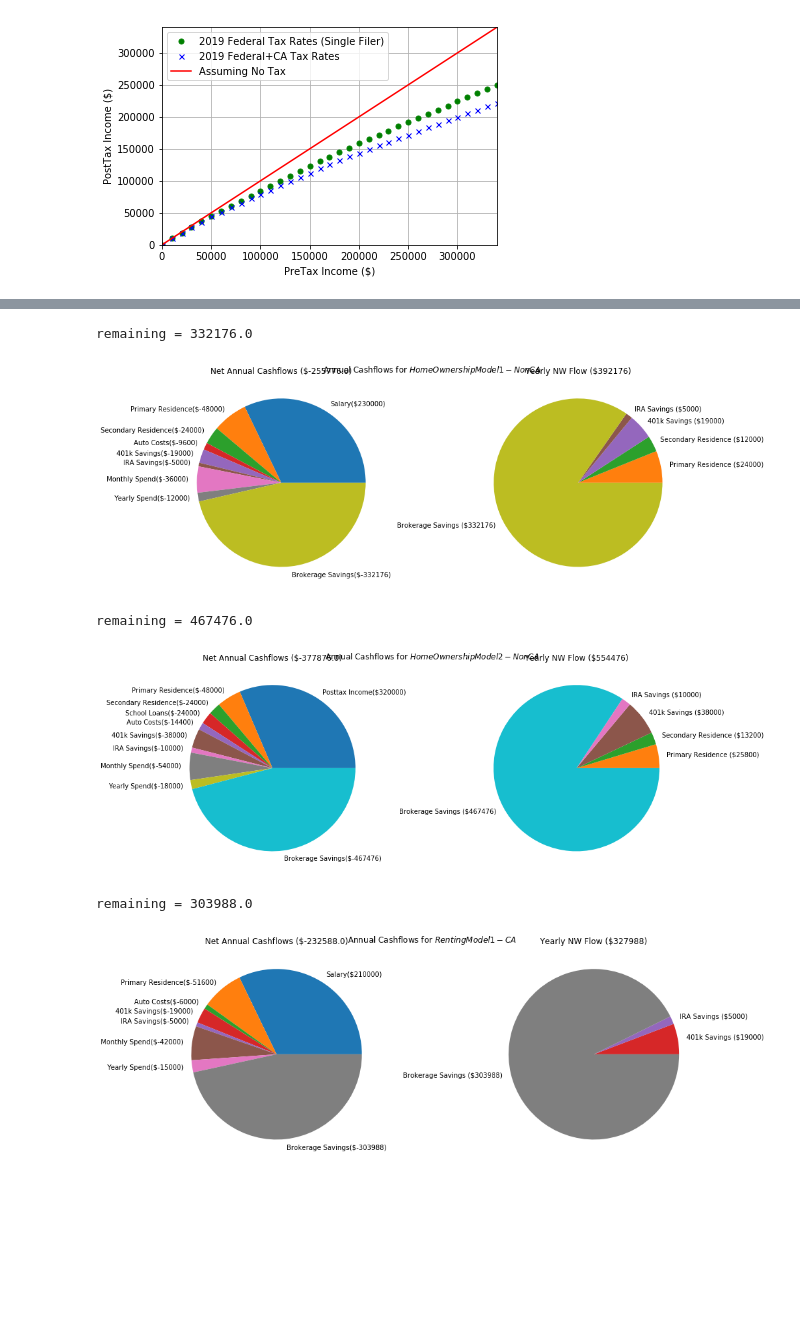
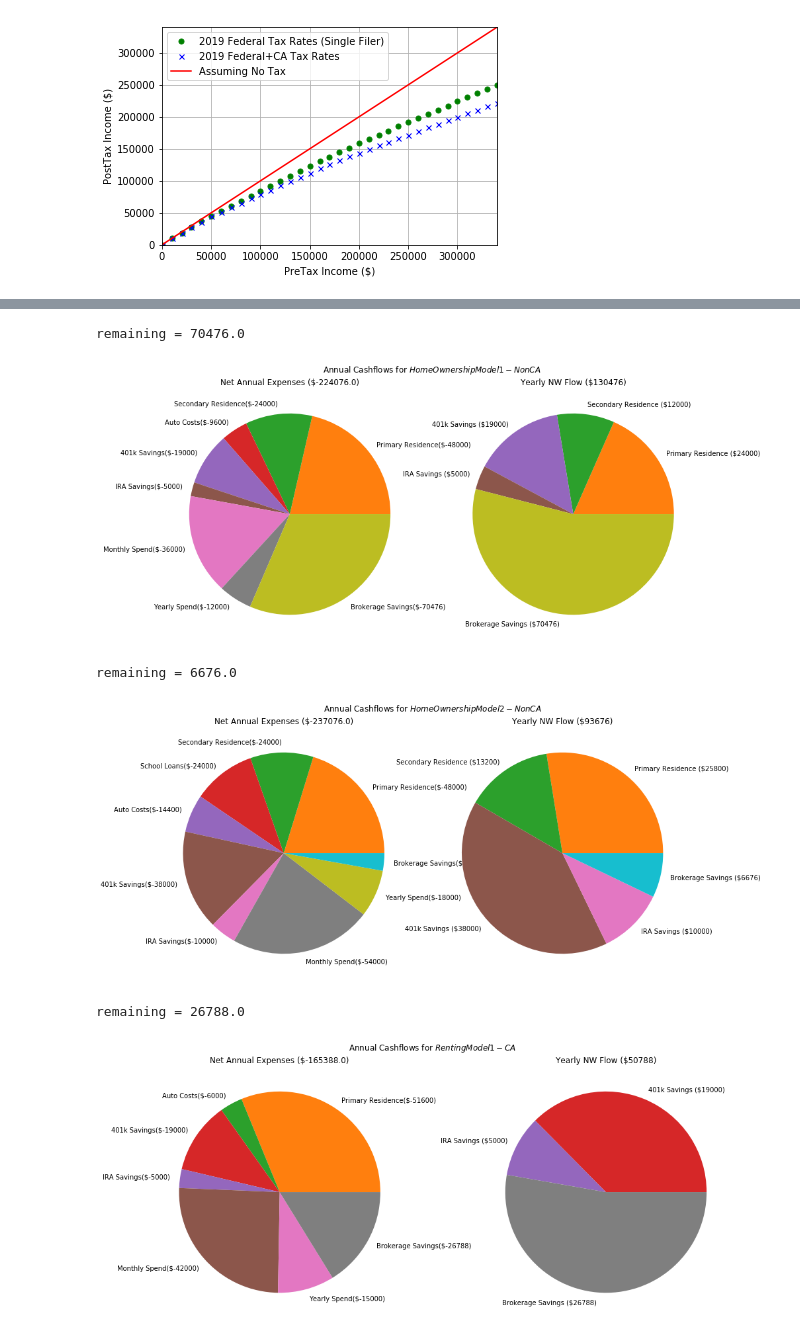
Before and after one commit to greglink/public, a Jupyter notebook: tax/Financial Modeling-v2.ipynb, the cells around one changed output, grey strips where cells are left out. Cells and saved outputs as stored; diff of their text form; code cells hidden in the pictures; blank space fills up the shorter version.

Commit message:
v2 is coming along nicely, better handling expenses vs income. Still not dynamically updating them as years go by

```diff
--- a/tax/Financial Modeling-v2.ipynb
+++ b/tax/Financial Modeling-v2.ipynb
@@ -197,19 +197,19 @@ class CashflowModel():
         return sum([x.nwflow(year) for x in self.cashflows])
 
     def plot_annual_flow(self, year=0):
-        fig = plt.figure(figsize=(14,5))
-        plt.suptitle('Annual Cashflows for $\it{}$'.format(self.name))
+        fig, axs = plt.subplots(1, 2, figsize=(14, 6), constrained_layout=True)
         plt.subplot(1,2,1)
-        cashflow_list = [(x.cashflow(year)) for x in self.cashflows]
+        cashflow_list = [(x.expenses(year)) for x in self.cashflows]
         cashflow_labels = [x.name + '(${})'.format(int(y)) if y != 0 else '' for x,y in zip(self.cashflows, cashflow_list)]
         plt.pie(np.absolute(cashflow_list), labels=cashflow_labels)
-        plt.title('Net Annual Cashflows (${})'.format(self.get_cashflow(year)))
+        plt.title('Net Annual Expenses (${})'.format(self.get_expenses(year)))
         plt.subplot(1,2,2)
         nwflow_list = [x.nwflow(year) for x in self.cashflows]
         nwflow_labels = [x.name +' (${})'.format(int(x.nwflow(year))) if x.yearly_nw != 0 else '' for x in self.cashflows]
         plt.pie(nwflow_list, labels=nwflow_labels)
         plt.title('Yearly NW Flow (${})'.format(int(sum([x.nwflow(year) for x in self.cashflows]))))
-        fig.tight_layout()
+        #fig.tight_layout()
+        plt.suptitle('Annual Cashflows for $\it{}$'.format(self.name))
         plt.show()
 
     def plot_monthly_flow(self, year=0):
@@ -339,7 +339,7 @@ class FinancialModel:
         for df, df_summary in df_tuple_list:
             error_bars = df['Total Net Worth:STDEV'] if 'Total Net Worth:STDEV' in df.columns else 0
             plt.errorbar(df['Year ID'], df['Total Net Worth'], yerr=error_bars, capsize=7, ms=5, label='Total Net Worth ({})'.format(df_summary['name']))
-        plt.legend()
+        ax.legend()
         ax.set_xlim(left=0)
         ax.set_ylim(bottom=0)
         ax.set_xlabel('Years Since Initial Conditions')
@@ -350,7 +350,7 @@ class FinancialModel:
 cur_state = FinancialModel()
 
 cm = CashflowModel('Home Ownership Model 1 - NonCA') #Home Ownership Model (as compared to renting, etc)
-cm.add_yearly(230000, 'Salary')
+cm.add_yearly(300000, 'Salary')
 cm.add_monthly(-4000, 'Primary Residence', monthly_nw=2000)
 cm.add_monthly(-2000, 'Secondary Residence', monthly_nw=1000)
 cm.add_monthly(-800, 'Auto Costs')
@@ -359,7 +359,7 @@ cm.add_yearly(-5000, 'IRA Savings', yearly_nw=5000)
 cm.add_monthly(-3000, 'Monthly Spend')
 cm.add_yearly(-12000, 'Yearly Spend')
 # At this point, the annual cashflow left can go into the brokerage
-remaining_income = posttax(cm.get_taxable_income(0)) - cm.get_expenses(0)
+remaining_income = posttax(cm.get_taxable_income(0)) + cm.get_expenses(0)
 print('remaining = {}'.format(remaining_income))
 cm.add_yearly(-remaining_income, 'Brokerage Savings', yearly_nw=remaining_income)
 
@@ -373,44 +373,44 @@ sim_results.append(cur_state.sim(cm, nyears=15, initial_nw=600000, nw_apr_avg=1.
 #cur_state.plot(sim_results)
 
 cm = CashflowModel('Home Ownership Model 2 - NonCA') #Home Ownership Model (as compared to renting, etc)
-cm.add_yearly(230000 + 90000, 'Posttax Income')
+cm.add_yearly(230000 + 90000, 'Salaries')
 cm.add_monthly(-4000, 'Primary Residence', monthly_nw=2150)
 cm.add_monthly(-2000, 'Secondary Residence', monthly_nw=1100)
 cm.add_monthly(-2000, 'School Loans')
 cm.add_monthly(-1200, 'Auto Costs')
 cm.add_yearly(-38000, '401k Savings', yearly_nw=38000)
 cm.add_yearly(-10000, 'IRA Savings', yearly_nw=10000)
 cm.add_monthly(-4500, 'Monthly Spend')
 cm.add_yearly(-18000, 'Yearly Spend')
 # At this point, the annual cashflow left can go into the brokerage
-remaining_income = posttax(cm.get_taxable_income(0)) - cm.get_expenses(0)
+remaining_income = posttax(cm.get_taxable_income(0)) + cm.get_expenses(0)
 print('remaining = {}'.format(remaining_income))
 cm.add_yearly(-remaining_income, 'Brokerage Savings', yearly_nw=remaining_income)
 cm.plot_annual_flow()
 sim_results.append(cur_state.sim(cm, nyears=15, initial_nw=600000, nw_apr_avg=1.07, nw_apr_stdev=0.10))
 
 cm = CashflowModel('Renting Model 1 - CA')
 pretax_income = 210000
 cm.add_yearly(pretax_income, 'Salary')
 cm.add_monthly(-4300, 'Primary Residence', monthly_nw=0)
 cm.add_monthly(-500, 'Auto Costs')
 cm.add_yearly(-19000, '401k Savings', yearly_nw=19000)
 cm.add_yearly(-5000, 'IRA Savings', yearly_nw=5000)
 cm.add_monthly(-3500, 'Monthly Spend') # CA is expensive
 cm.add_yearly(-15000, 'Yearly Spend')
 # At this point, the annual cashflow left can go into the brokerage
-remaining_income = posttax(cm.get_taxable_income(0)) - cm.get_expenses(0)
+remaining_income = posttax(cm.get_taxable_income(0)) + cm.get_expenses(0)
 print('remaining = {}'.format(remaining_income))
 cm.add_yearly(-remaining_income, 'Brokerage Savings', yearly_nw=remaining_income)
 cm.plot_annual_flow()
 
 sim_results.append(cur_state.sim(cm, nyears=15, initial_nw=600000, nw_apr_avg=1.07, nw_apr_stdev=0.10))
 
 cur_state.plot(sim_results)
 # %% [output]
-remaining = 332176.0
+remaining = 70476.0
-[figure, old version]
+[figure, new version]
-remaining = 467476.0
+remaining = 6676.0
-[figure, old version]
+[figure, new version]
-remaining = 303988.0
+remaining = 26788.0
-[figure, old version]
+[figure, new version]
```
Also changed, not shown: parts of 3 cells of this notebook.
